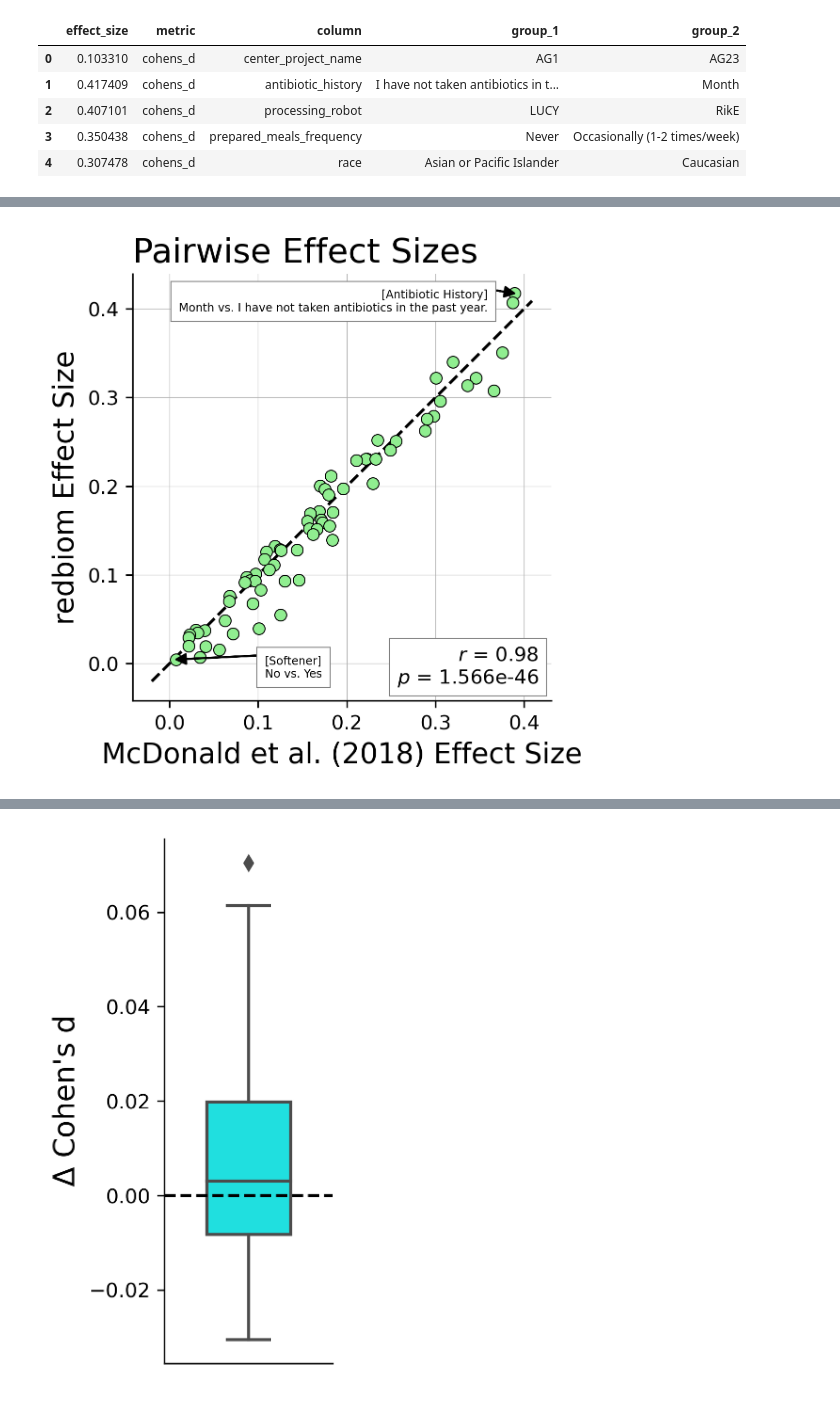
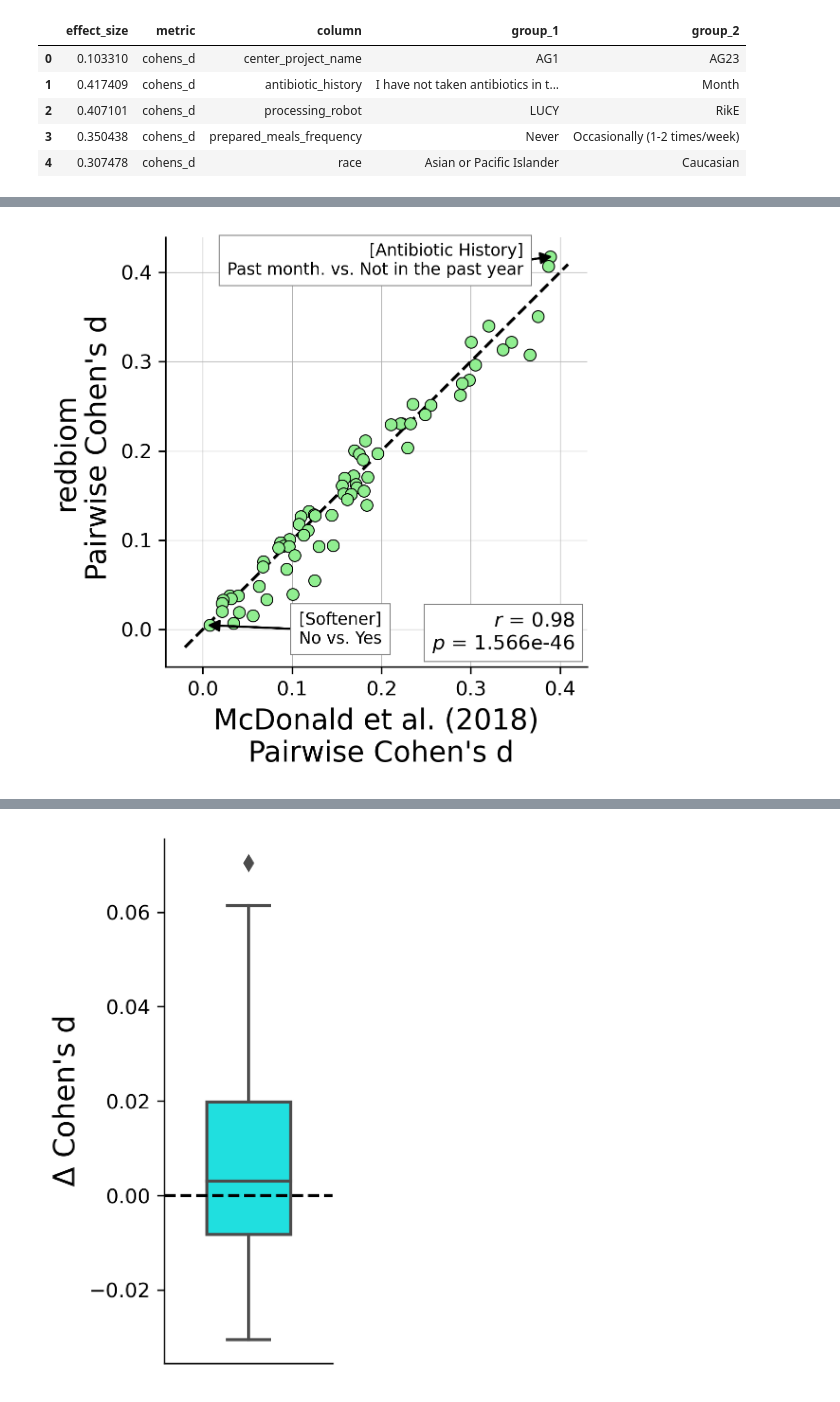
Before and after one commit to knightlab-analyses/evident-analyses, a Jupyter notebook: notebooks/plot.ipynb, the cells around one changed output, grey strips where cells are left out. Cells and saved outputs as stored; diff of their text form; code cells hidden in the pictures.

Commit message:
new figures

```diff
--- a/notebooks/plot.ipynb
+++ b/notebooks/plot.ipynb
@@ -181,8 +203,6 @@ comp_df_agp_new.sort_values(by="es_diff", ascending=False).head(10)
 | add_adhd | 0.034334 | 0.001179 | Diagnosed by a medical profession... | 0.000323 | 0.0002 | Yes | ... |
 | gluten | 0.093959 | 0.008828 | I do not eat gluten because it ma... | 0.000323 | 0.0002 | I do not eat gluten because it ma... | ... |
 # %%
-from matplotlib.lines import Line2D
-
 fig, ax = plt.subplots(1, 1)
 ax.set_aspect("equal")
 
@@ -205,8 +225,8 @@ ax.plot(
     zorder=1
 )
 
-ax.set_xlabel("McDonald et al. (2018) Effect Size")
-ax.set_ylabel("redbiom Effect Size")
+ax.set_xlabel("McDonald et al. (2018)\n Pairwise Cohen's d")
+ax.set_ylabel("redbiom\n Pairwise Cohen's d")
 
 bbox = {"facecolor": "white", "alpha": 1, "lw": 0.5, "edgecolor": "gray"}
 r, pval = ss.pearsonr(comp_df_agp_new["effect_size_agp"], comp_df_agp_new["effect_size_evident"])
@@ -224,40 +244,42 @@ arrowprops = {"facecolor": "black", "width": 0.005, "headwidth": 5, "headlength"
 top_cat = comp_df_agp_new.iloc[0]
 bot_cat = comp_df_agp_new.iloc[-1]
 
+abx_map = {"I have not taken antibiotics in the past year.": "Not in the past year",
+           "Month": "Past month."}
+
 top_cat_name = top_cat.name.replace("_", " ").title()
-top_grp1 = top_cat.group_1_agp
-top_grp2 = top_cat.group_2_agp
+top_grp1 = abx_map[top_cat.group_1_agp]
+top_grp2 = abx_map[top_cat.group_2_agp]
 top_text = f"[{top_cat_name}]\n{top_grp1} vs. {top_grp2}"
 
 bot_cat_name = bot_cat.name.replace("_", " ").title()
 bot_grp1 = bot_cat.group_1_agp
 bot_grp2 = bot_cat.group_2_agp
 bot_text = f"[{bot_cat_name}]\n{bot_grp1} vs. {bot_grp2}"
 
 ax.annotate(
     xy=(top_cat["effect_size_agp"], top_cat["effect_size_evident"]),
     xytext=(top_cat["effect_size_agp"] - 0.03, top_cat["effect_size_evident"] - 0.02),
     text=top_text,
-    fontsize="xx-small",
+    fontsize="small",
     ha="right",
     arrowprops=arrowprops,
     bbox=bbox
 )
 ax.annotate(
     xy=(bot_cat["effect_size_agp"], bot_cat["effect_size_evident"]),
     xytext=(bot_cat["effect_size_agp"] + 0.10, bot_cat["effect_size_evident"] - 0.02),
     text=bot_text,
-    fontsize="xx-small",
+    fontsize="small",
     ha="left",
     arrowprops=arrowprops,
     bbox=bbox
 )
 
 ax.grid(lw=0.3)
 ax.set_axisbelow(True)
-ax.set_title("Pairwise Effect Sizes", loc="left")
 
 plt.savefig("../figures/redbiom_vs_published.pdf")
 plt.show()
 # %% [output]
-[figure, old version]
+[figure, new version]
```
Also changed, not shown: parts of 10 cells of this notebook, 4 other files.
